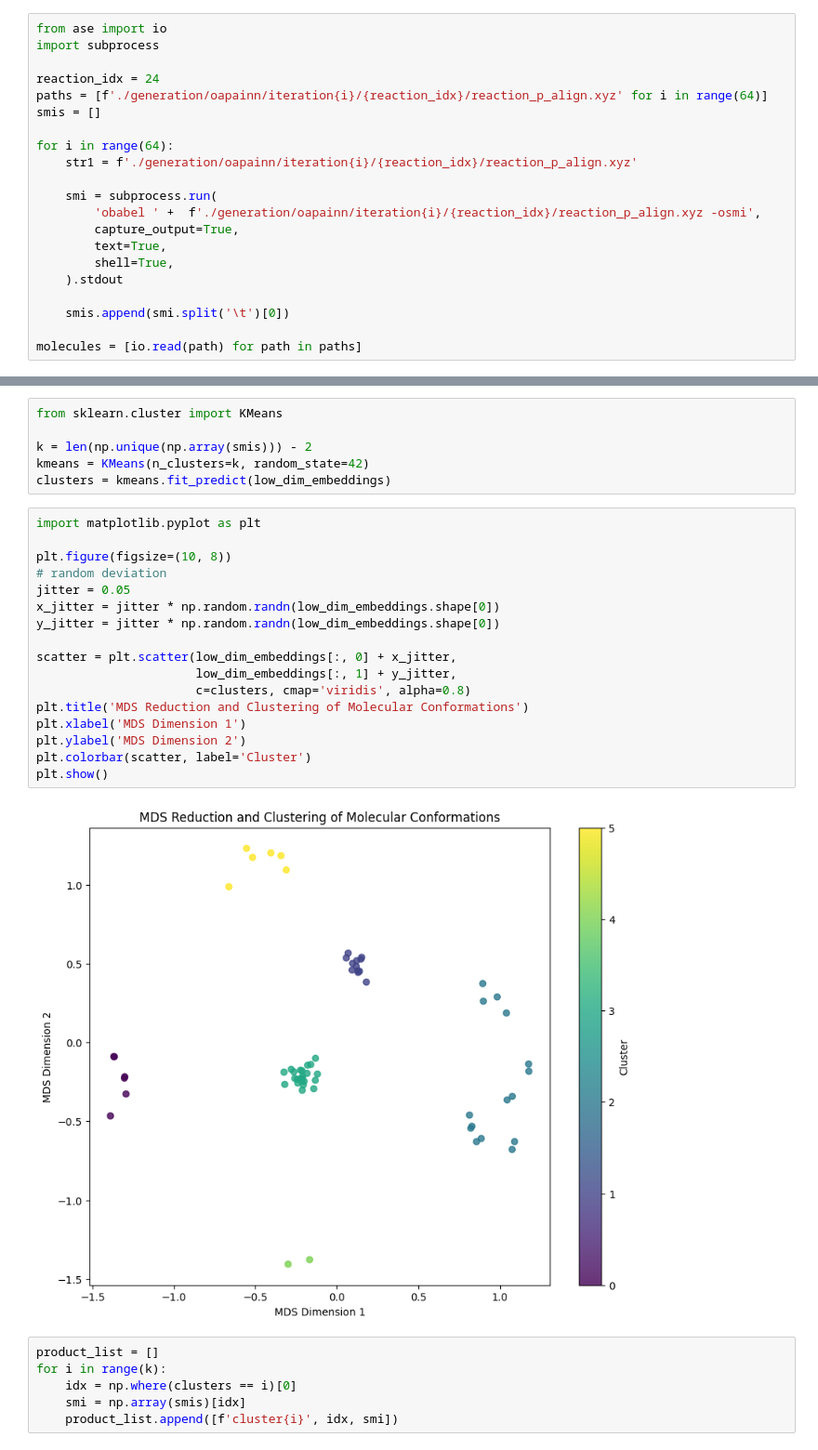
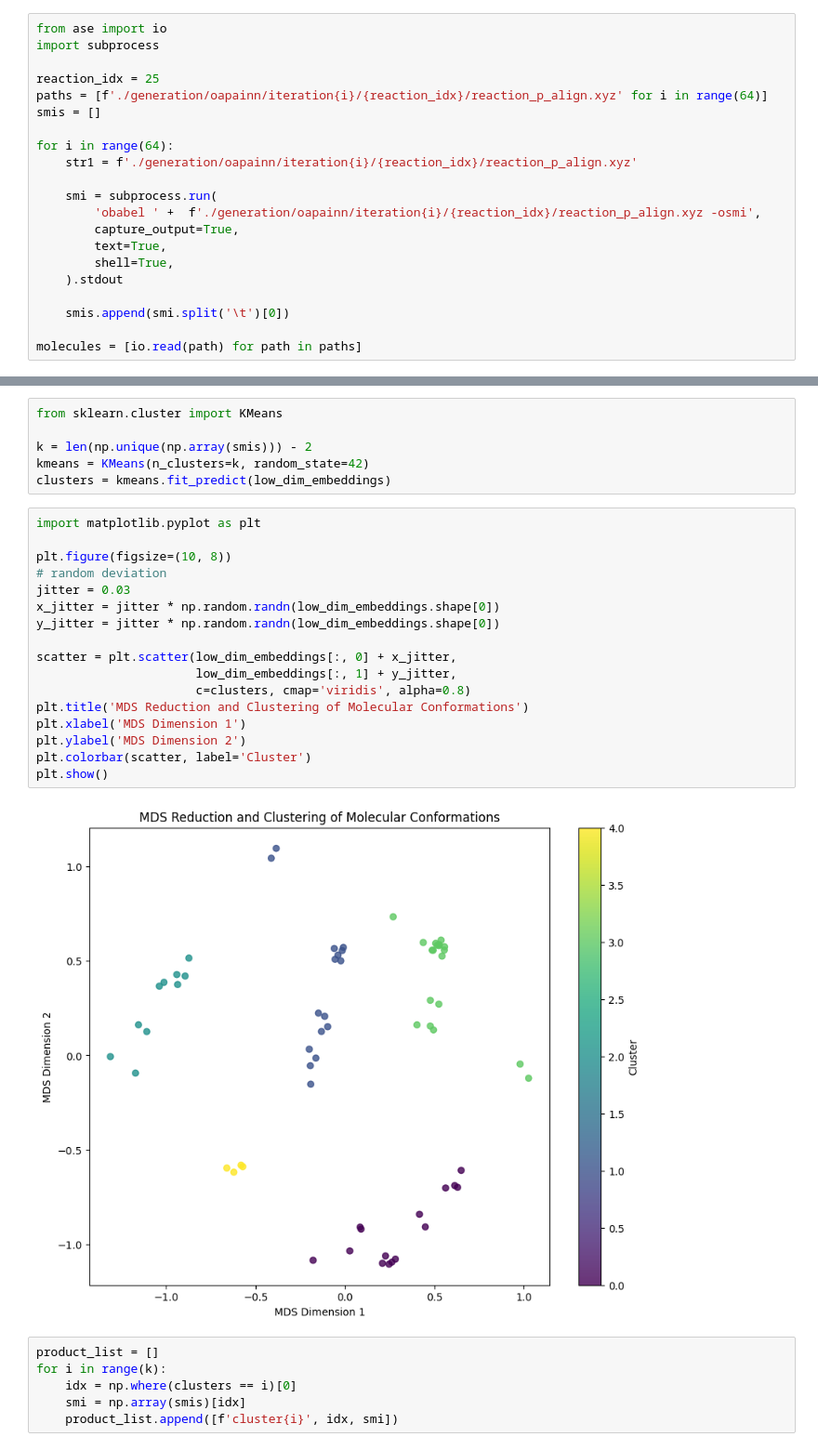
Before and after one commit to zEuler1027/Reaction, a Jupyter notebook: mds_multiprocess.ipynb, the cells around one changed output, grey strips where cells are left out. Shown at 93% size. Cells and saved outputs as stored; diff of their text form.

Commit message:
Add visualization

```diff
--- a/mds_multiprocess.ipynb
+++ b/mds_multiprocess.ipynb
@@ -2,7 +2,7 @@
 from ase import io
 import subprocess
 
-reaction_idx = 24
+reaction_idx = 25
 paths = [f'./generation/oapainn/iteration{i}/{reaction_idx}/reaction_p_align.xyz' for i in range(64)]
 smis = []
 
@@ -71,22 +71,22 @@ clusters = kmeans.fit_predict(low_dim_embeddings)
 # %%
 import matplotlib.pyplot as plt
 
 plt.figure(figsize=(10, 8))
 # random deviation
-jitter = 0.05
+jitter = 0.03
 x_jitter = jitter * np.random.randn(low_dim_embeddings.shape[0])
 y_jitter = jitter * np.random.randn(low_dim_embeddings.shape[0])
 
 scatter = plt.scatter(low_dim_embeddings[:, 0] + x_jitter,
                       low_dim_embeddings[:, 1] + y_jitter,
                       c=clusters, cmap='viridis', alpha=0.8)
 plt.title('MDS Reduction and Clustering of Molecular Conformations')
 plt.xlabel('MDS Dimension 1')
 plt.ylabel('MDS Dimension 2')
 plt.colorbar(scatter, label='Cluster')
 plt.show()
 # %% [output]
-[figure, old version]
+[figure, new version]
 # %%
 product_list = []
 for i in range(k):
```
Also changed, not shown: parts of 4 cells of this notebook, 8 other files.
